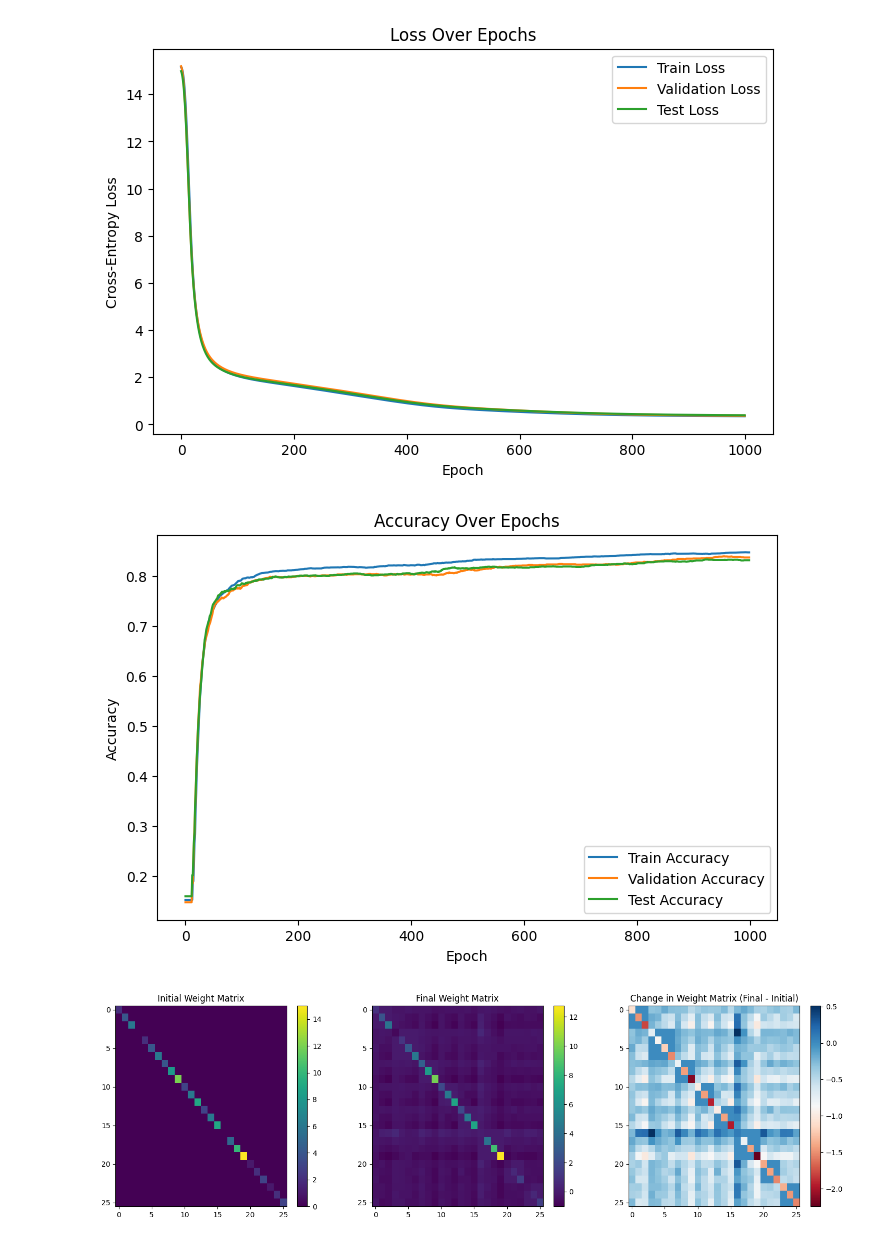
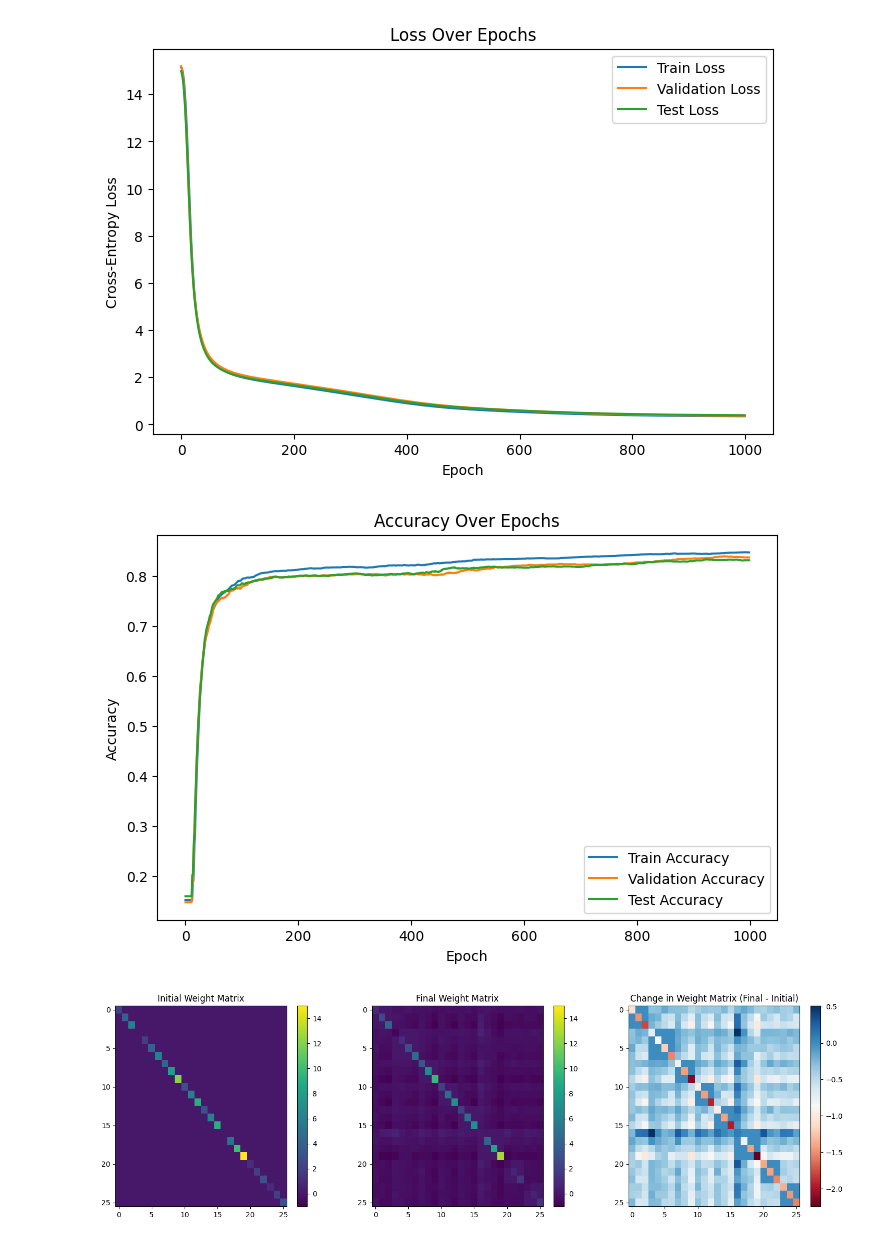
Before and after one commit to vireshpati/founder-rank, a Jupyter notebook: notebooks/model.ipynb, the cells around one changed output. Cells and saved outputs as stored; diff of their text form; code cells hidden in the pictures.

```diff
--- a/notebooks/model.ipynb
+++ b/notebooks/model.ipynb
@@ -41,7 +43,7 @@ X_train, X_val, y_train, y_val = train_test_split(
 )
 # %%
 lr = 0.01
-epochs = 1500
+epochs = 1000
 momentum = 0.9
 # %%
 vW = np.zeros_like(W)
@@ -147,40 +144,39 @@ plt.plot(test_loss_history, label='Test Loss')
 plt.xlabel('Epoch')
 plt.ylabel('Cross-Entropy Loss')
 plt.title('Loss Over Epochs')
 plt.legend()
 plt.show()
 
-# %%
-# Plot training, validation, and test accuracy curves.
 plt.figure(figsize=(8,5))
 plt.plot(train_acc_history, label="Train Accuracy")
 plt.plot(val_acc_history, label="Validation Accuracy")
 plt.plot(test_acc_history, label="Test Accuracy")
 plt.xlabel("Epoch")
 plt.ylabel("Accuracy")
 plt.title("Accuracy Over Epochs")
 plt.legend()
 plt.show()
 
-# %%
+vmin = min(W_init.min(), W.min())
+vmax = max(W_init.max(), W.max())
+
 fig, axs = plt.subplots(1, 3, figsize=(18, 5))
-im0 = axs[0].imshow(W_init, aspect='auto', cmap='viridis')
+im0 = axs[0].imshow(W_init, aspect='auto', cmap='viridis', vmin=vmin, vmax=vmax)
 axs[0].set_title("Initial Weight Matrix")
 plt.colorbar(im0, ax=axs[0])
 
-im1 = axs[1].imshow(W, aspect='auto', cmap='viridis')
+im1 = axs[1].imshow(W, aspect='auto', cmap='viridis', vmin=vmin, vmax=vmax)
 axs[1].set_title("Final Weight Matrix")
 plt.colorbar(im1, ax=axs[1])
-
 W_diff = W - W_init
 im2 = axs[2].imshow(W_diff, aspect='auto', cmap='RdBu')
 axs[2].set_title("Change in Weight Matrix (Final - Initial)")
 plt.colorbar(im2, ax=axs[2])
 plt.show()
 # %% [output]
 [figure]
 [figure]
-[figure, old version]
+[figure, new version]
 # %%
 # print(np.diag(W))
 # print(np.diag(W_init))
```
Also changed, not shown: parts of 4 cells of this notebook, 2 other files.
